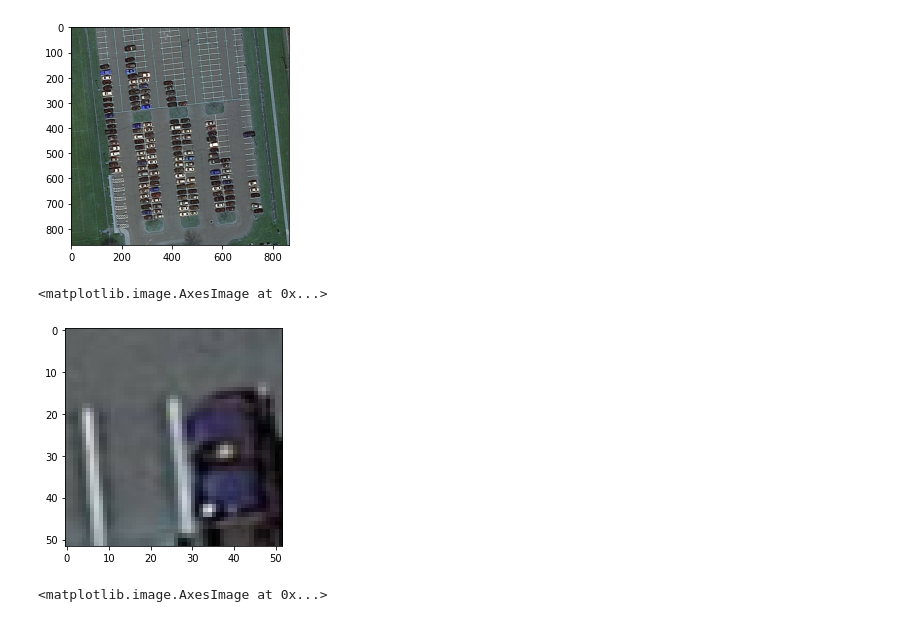
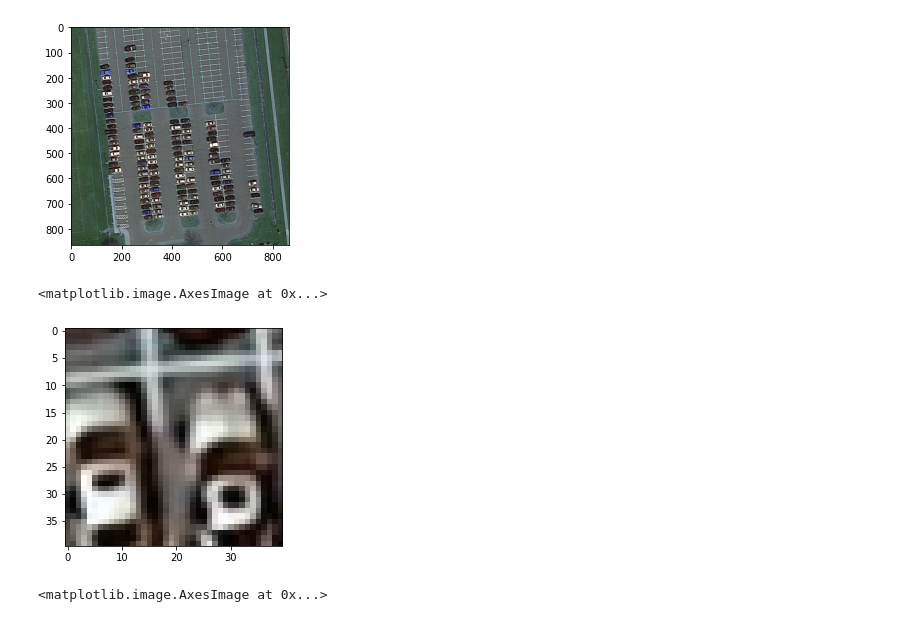
Before and after one commit to kornelro/aerial-images-cars-detection, a Jupyter notebook: notebooks/kr/datasets-review/3.4-dota-part4.ipynb, the cells around one changed output. Saved outputs shown, nothing was run; the diff lists cells and outputs as text; code cells hidden in the pictures.

```diff
--- a/notebooks/kr/datasets-review/3.4-dota-part4.ipynb
+++ b/notebooks/kr/datasets-review/3.4-dota-part4.ipynb
@@ -104,10 +104,10 @@ plt.imshow(images[9].image)
 <matplotlib.image.AxesImage at 0x...>
 [figure]
 # %%
-plt.imshow(images[9].get_car(images[9].bnd_boxes[0]))
+plt.imshow(images[9].get_car(images[9].bnd_boxes[7]))
 # %% [output]
 <matplotlib.image.AxesImage at 0x...>
-[figure, old version]
+[figure, new version]
 # %%
 plt.imshow(resize.process(images[9].get_car(images[9].bnd_boxes[0])))
 # %% [output]
```
Also changed, not shown: 6 other files.
